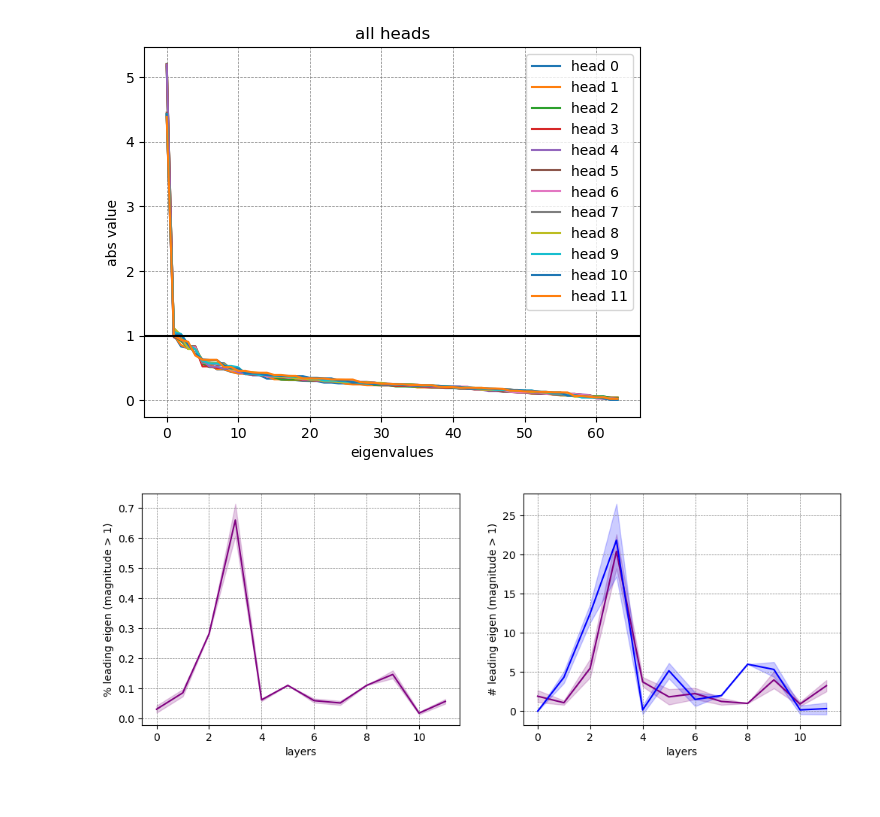
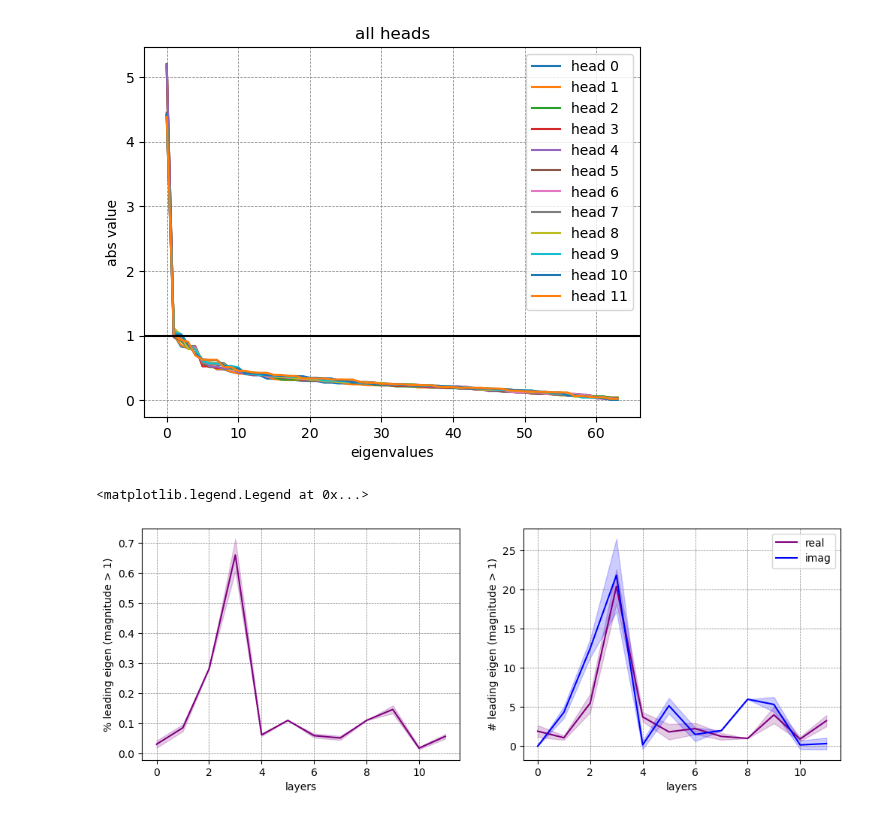
Before and after one commit to matteosaponati/attention-geometry, a Jupyter notebook: examples/BERT_analysis.ipynb, the cells around one changed output. Drawn from its saved outputs; the diff is of its cells as text; code cells hidden in the pictures.

```diff
--- a/examples/BERT_analysis.ipynb
+++ b/examples/BERT_analysis.ipynb
@@ -222,36 +222,38 @@ for layer in range(l):
 
 lead_eigen = lead_eigen/dh
 # %%
-
+'plots'
 plt.figure(figsize=(12,4))
 
 plt.subplot(1,2,1)
 plt.plot(lead_eigen.mean(axis=0),c='purple')
 plt.fill_between(range(l),
                  lead_eigen.mean(axis=0)+lead_eigen.std(axis=0),
                  lead_eigen.mean(axis=0)-lead_eigen.std(axis=0),
                  color='purple',
                  alpha=.2)
 
 plt.xlabel('layers')
 plt.ylabel('% leading eigen (magnitude > 1)')
 plt.grid(color = 'gray', linestyle = '--', linewidth = 0.5)
 
 plt.subplot(1,2,2)
 plt.plot(lead_eigen_real.mean(axis=0),c='purple',label='real')
 plt.fill_between(range(l),
                  lead_eigen_real.mean(axis=0)+lead_eigen_real.std(axis=0),
                  lead_eigen_real.mean(axis=0)-lead_eigen_real.std(axis=0),
                  color='purple',
                  alpha=.2)
 plt.plot(lead_eigen_imag.mean(axis=0),c='blue',label='imag')
 plt.fill_between(range(l),
                  lead_eigen_imag.mean(axis=0)+lead_eigen_imag.std(axis=0),
                  lead_eigen_imag.mean(axis=0)-lead_eigen_imag.std(axis=0),
                  color='blue',
                  alpha=.2)
 plt.xlabel('layers')
 plt.ylabel('# leading eigen (magnitude > 1)')
 plt.grid(color = 'gray', linestyle = '--', linewidth = 0.5)
+plt.legend()
 # %% [output]
+<matplotlib.legend.Legend at 0x...>
-[figure, old version]
+[figure, new version]
```
Also changed, not shown: parts of 13 cells of this notebook.
